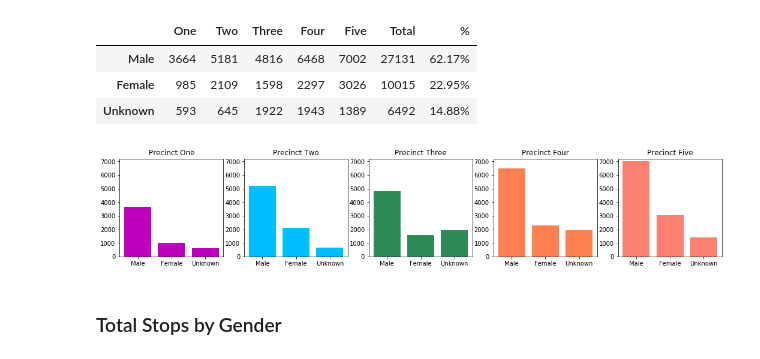
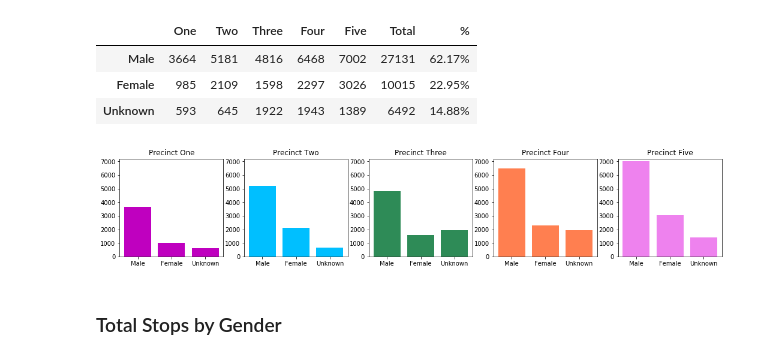
Before and after one commit to elu267/Project_GroupF, a Jupyter notebook: MN_Stop_Data.ipynb, the cells around one changed output. Saved outputs shown, nothing was run; the diff lists cells and outputs as text; code cells hidden in the pictures.

```diff
--- a/MN_Stop_Data.ipynb
+++ b/MN_Stop_Data.ipynb
@@ -374,35 +381,35 @@ precincts_sex
 x = ('Male','Female','Unknown')
 y1 = precincts_sex['One']
 y2 = precincts_sex['Two']
 y3 = precincts_sex['Three']
 y4 = precincts_sex['Four']
 y5 = precincts_sex['Five']
 
 fig6, ax6 = plt.subplots(1,5 , figsize=(18,3))
 ax6[0].bar(x,y1,  color='m')
 ax6[0].set_ylim(0,7200)
 ax6[0].set_title('Precinct One')
 
 ax6[1].bar(x,y2,  color='deepskyblue')
 ax6[1].set_ylim(0,7200)
 ax6[1].set_title('Precinct Two')
 
 ax6[2].bar(x,y3,  color='seagreen')
 ax6[2].set_ylim(0,7200)
 ax6[2].set_title('Precinct Three')
 
 ax6[3].bar(x,y4,  color='coral')
 ax6[3].set_ylim(0,7200)
 ax6[3].set_title('Precinct Four')
 
-ax6[4].bar(x,y5,  color='salmon')
+ax6[4].bar(x,y5,  color='Violet')
 ax6[4].set_ylim(0,7200)
 ax6[4].set_title('Precinct Five')
 
 
 fig6.savefig('Stops_per_precinct_by_gender_bar.png')
 # %% [output]
-[figure, old version]
+[figure, new version]
 # %% [markdown]
 ### Total Stops by Gender
 # %%
```
Also changed, not shown: parts of 5 cells of this notebook, 5 other files.
